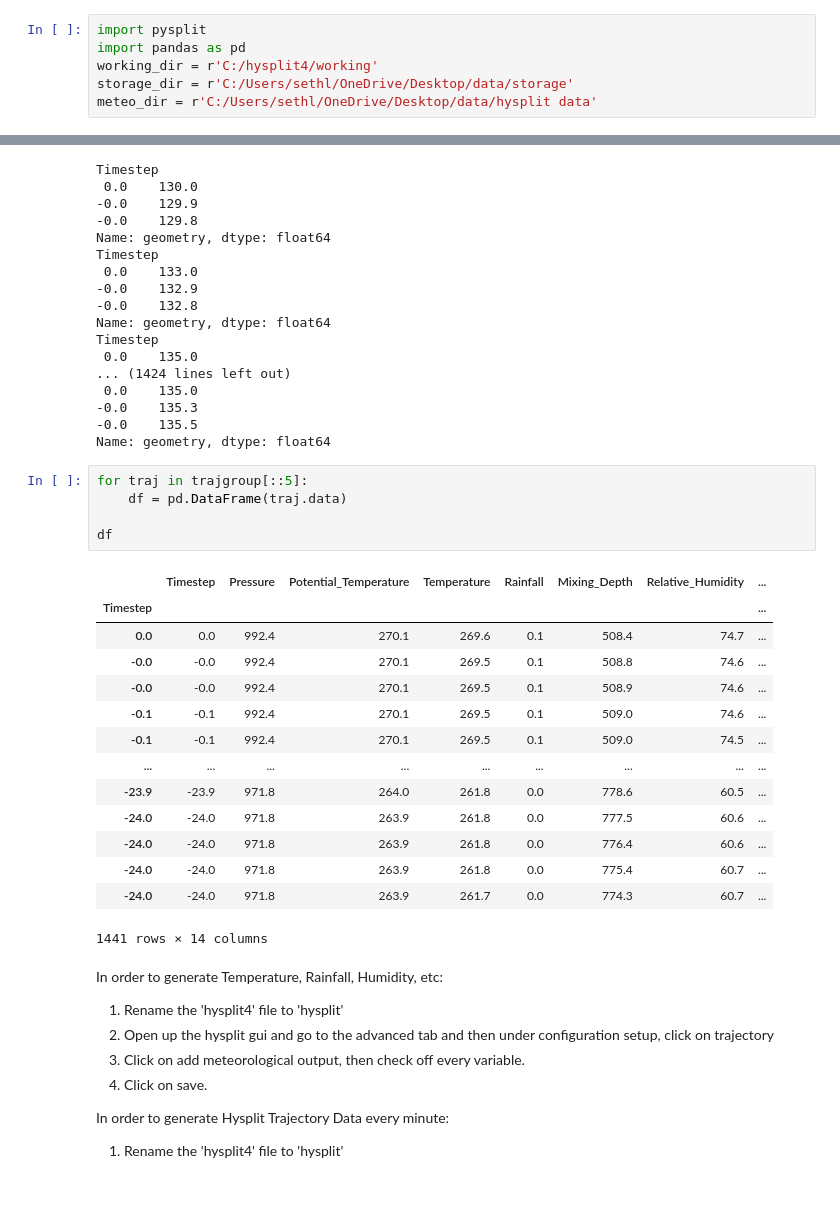
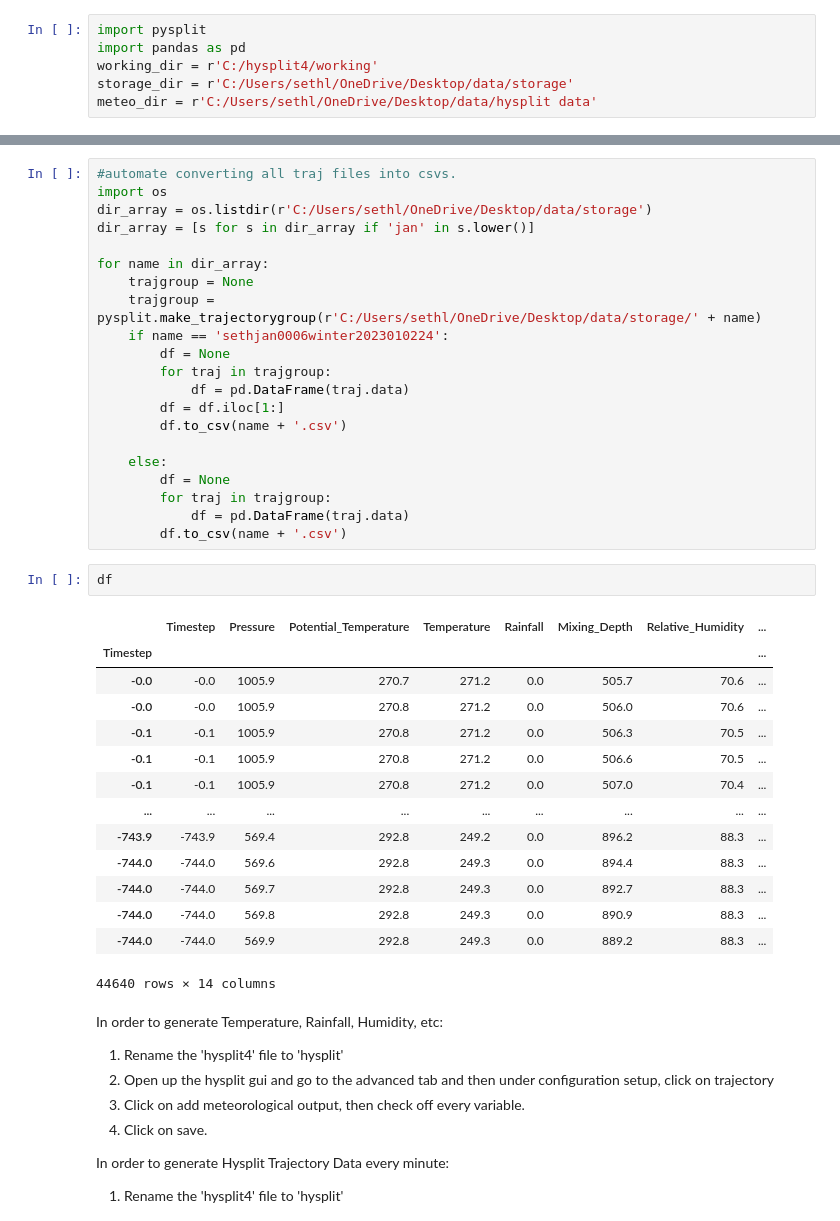
Before and after one commit to mi3nts/MintsHysplit, a Jupyter notebook: hysplit_plot.ipynb, the cells around one changed output, grey strips where cells are left out. Cells and saved outputs as stored; diff of their text form; blank space fills up the shorter version.

```diff
--- a/hysplit_plot.ipynb
+++ b/hysplit_plot.ipynb
@@ -92,42 +91,41 @@ TypeError: unhashable type: 'Series'
 # %%
+#automate converting all traj files into csvs.
+import os
+dir_array = os.listdir(r'C:/Users/sethl/OneDrive/Desktop/data/storage')
+dir_array = [s for s in dir_array if 'jan' in s.lower()]
+
+for name in dir_array:
+    trajgroup = None
+    trajgroup = pysplit.make_trajectorygroup(r'C:/Users/sethl/OneDrive/Desktop/data/storage/' + name)
+    if name == 'sethjan0006winter2023010224':
+        df = None
+        for traj in trajgroup:
+            df = pd.DataFrame(traj.data)
+        df = df.iloc[1:]
+        df.to_csv(name + '.csv')
+
+    else:
+        df = None
+        for traj in trajgroup:
+            df = pd.DataFrame(traj.data)
+        df.to_csv(name + '.csv')
-# %% [output]
-Timestep
- 0.0    130.0
--0.0    129.9
--0.0    129.8
-Name: geometry, dtype: float64
-Timestep
- 0.0    133.0
--0.0    132.9
--0.0    132.8
-Name: geometry, dtype: float64
-Timestep
- 0.0    135.0
-... (1424 lines left out)
- 0.0    135.0
--0.0    135.3
--0.0    135.5
-Name: geometry, dtype: float64
 # %%
-for traj in trajgroup[::5]:
-    df = pd.DataFrame(traj.data)
-
 df
 # %% [output]
 |  | Timestep | Pressure | Potential_Temperature | Temperature | Rainfall | Mixing_Depth | Relative_Humidity | ... |
 | Timestep |  |  |  |  |  |  |  | ... |
-| 0.0 | 0.0 | 992.4 | 270.1 | 269.6 | 0.1 | 508.4 | 74.7 | ... |
-| -0.0 | -0.0 | 992.4 | 270.1 | 269.5 | 0.1 | 508.8 | 74.6 | ... |
-| -0.0 | -0.0 | 992.4 | 270.1 | 269.5 | 0.1 | 508.9 | 74.6 | ... |
-| -0.1 | -0.1 | 992.4 | 270.1 | 269.5 | 0.1 | 509.0 | 74.6 | ... |
-| -0.1 | -0.1 | 992.4 | 270.1 | 269.5 | 0.1 | 509.0 | 74.5 | ... |
+| -0.0 | -0.0 | 1005.9 | 270.7 | 271.2 | 0.0 | 505.7 | 70.6 | ... |
+| -0.0 | -0.0 | 1005.9 | 270.8 | 271.2 | 0.0 | 506.0 | 70.6 | ... |
+| -0.1 | -0.1 | 1005.9 | 270.8 | 271.2 | 0.0 | 506.3 | 70.5 | ... |
+| -0.1 | -0.1 | 1005.9 | 270.8 | 271.2 | 0.0 | 506.6 | 70.5 | ... |
+| -0.1 | -0.1 | 1005.9 | 270.8 | 271.2 | 0.0 | 507.0 | 70.4 | ... |
 | ... | ... | ... | ... | ... | ... | ... | ... | ... |
-| -23.9 | -23.9 | 971.8 | 264.0 | 261.8 | 0.0 | 778.6 | 60.5 | ... |
-| -24.0 | -24.0 | 971.8 | 263.9 | 261.8 | 0.0 | 777.5 | 60.6 | ... |
-| -24.0 | -24.0 | 971.8 | 263.9 | 261.8 | 0.0 | 776.4 | 60.6 | ... |
-| -24.0 | -24.0 | 971.8 | 263.9 | 261.8 | 0.0 | 775.4 | 60.7 | ... |
-| -24.0 | -24.0 | 971.8 | 263.9 | 261.7 | 0.0 | 774.3 | 60.7 | ... |
+| -743.9 | -743.9 | 569.4 | 292.8 | 249.2 | 0.0 | 896.2 | 88.3 | ... |
+| -744.0 | -744.0 | 569.6 | 292.8 | 249.3 | 0.0 | 894.4 | 88.3 | ... |
+| -744.0 | -744.0 | 569.7 | 292.8 | 249.3 | 0.0 | 892.7 | 88.3 | ... |
+| -744.0 | -744.0 | 569.8 | 292.8 | 249.3 | 0.0 | 890.9 | 88.3 | ... |
+| -744.0 | -744.0 | 569.9 | 292.8 | 249.3 | 0.0 | 889.2 | 88.3 | ... |
-1441 rows × 14 columns
+44640 rows × 14 columns
 # %% [markdown]
 In order to generate Temperature, Rainfall, Humidity, etc:
 1. Rename the 'hysplit4' file to 'hysplit'
```
Also changed, not shown: parts of 5 cells of this notebook, 26 other files.
